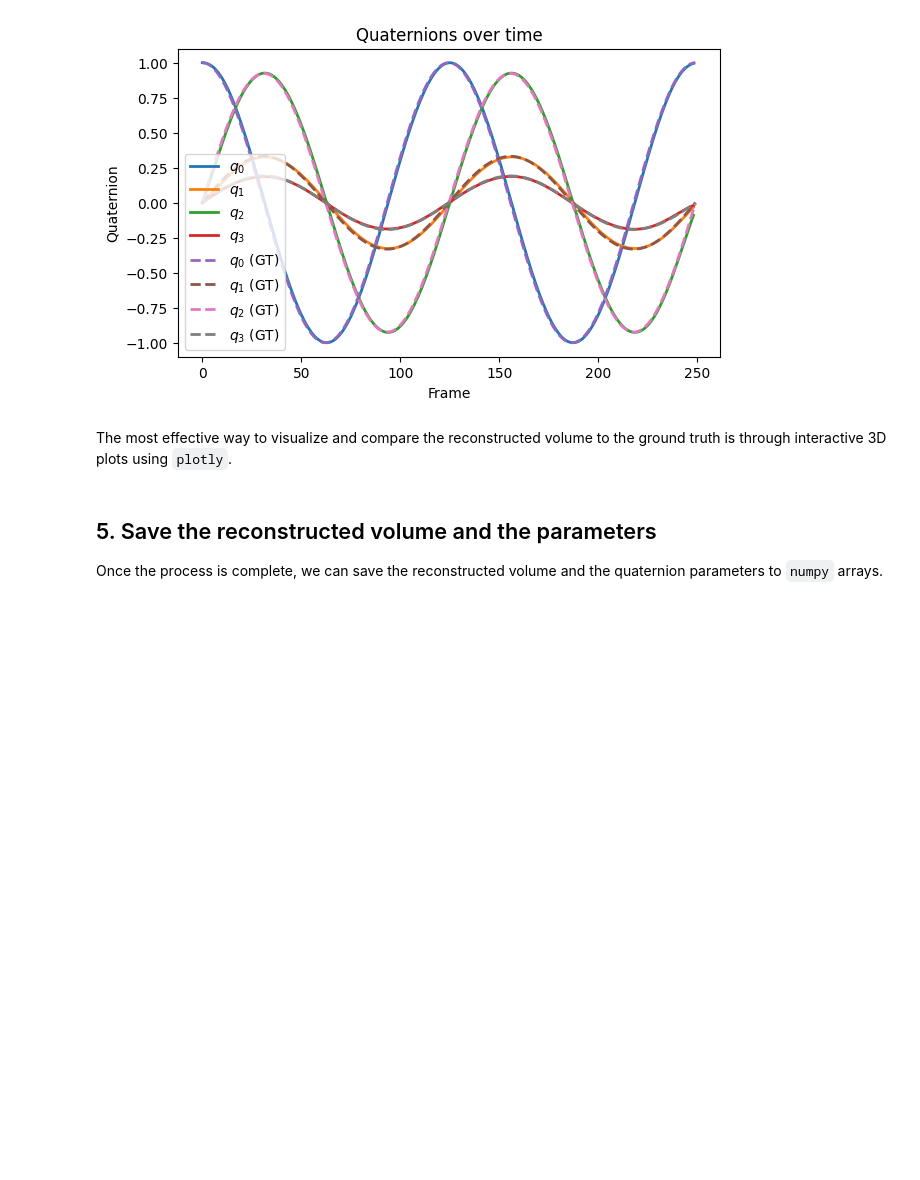
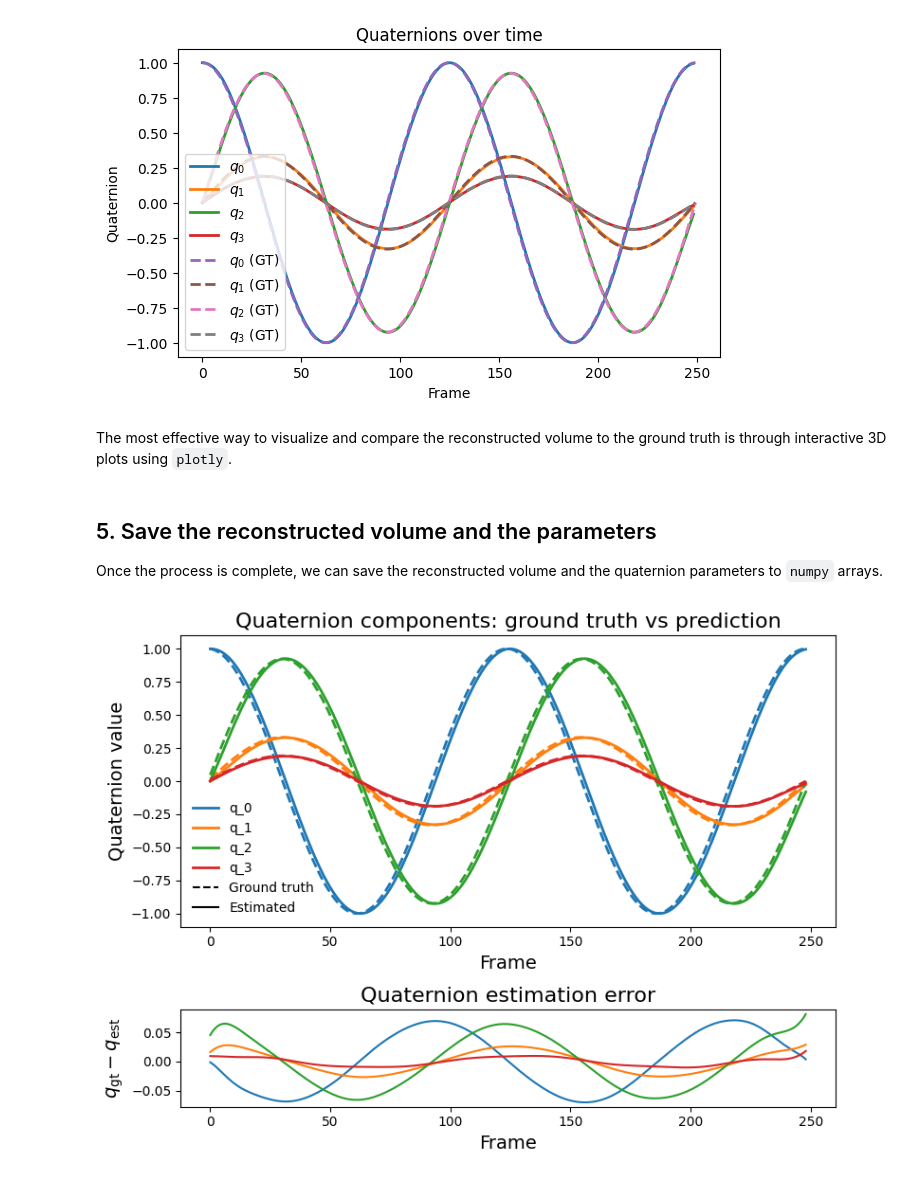
Before and after one commit to SkariZ/TomoDpDt, a Jupyter notebook: Notebooks/1.Brightfield_base_notebook.ipynb, the cells around one changed output. Cells and saved outputs as stored; diff of their text form; code cells hidden in the pictures; blank space fills up the shorter version.

```diff
--- a/Notebooks/1.Brightfield_base_notebook.ipynb
+++ b/Notebooks/1.Brightfield_base_notebook.ipynb
@@ -680,3 +704,58 @@ Once the process is complete, we can save the reconstructed volume and the quate
 # Extract the final quaternion parameters and save them as a NumPy array
 # quaternions_pred = tomographic_model.get_quaternions_final().detach().cpu().numpy()
 # np.save(f"{save_folder}/quaternions.npy", quaternions_pred)
+# %%
+import numpy as np
+import matplotlib.pyplot as plt
+from mpl_toolkits.axes_grid1.inset_locator import inset_axes
+
+# Your real data here
+gt = q_gt[1:].cpu().numpy()
+pred = tomographic_model.get_quaternions_final().detach().cpu().numpy()
+diff = gt - pred
+frames = np.arange(len(gt))
+
+# -------------------------------------------------
+# Shared scaling for GT and Prediction
+# -------------------------------------------------
+vmin = min(gt.min(), pred.min())
+vmax = max(gt.max(), pred.max())
+
+# -------------------------------------------------
+# Create figure: top = components, bottom = error
+# -------------------------------------------------
+fig, axs = plt.subplots(
+    2, 1,
+    figsize=(8, 6),
+    gridspec_kw={"height_ratios": [3, 1]}
+)
+
+# -------------------------------------------------
+# TOP: Quaternion components (GT vs estimated)
+# -------------------------------------------------
+
+for i in range(4):
+    line_gt, = axs[0].plot(frames, gt[:, i], linestyle="dashed", linewidth=2)
+    axs[0].plot(frames, pred[:, i], linewidth=2, color=line_gt.get_color(), label=f'q_{i}')
+
+axs[0].set_xlabel("Frame", fontsize=14)
+axs[0].set_ylabel("Quaternion value", fontsize=14)
+axs[0].set_title("Quaternion components: ground truth vs prediction", fontsize=16)
+
+# Minimal legend: only 2 entries
+axs[0].plot([], [], linestyle="dashed", label="Ground truth", color='black')
+axs[0].plot([], [], label="Estimated", color='black')
+axs[0].legend(frameon=False)
+
+# -------------------------------------------------
+# BOTTOM: Quaternion error over time (L2 in R^4)
+# -------------------------------------------------
+axs[1].plot(frames, diff)
+axs[1].set_xlabel("Frame", fontsize=14)
+axs[1].set_ylabel(r"$q_{\mathrm{gt}} - q_{\mathrm{est}}$", fontsize=14)
+axs[1].set_title("Quaternion estimation error", fontsize=16)
+
+plt.tight_layout()
+plt.savefig("C:\\Users\\Fredrik\\Desktop\\objects_tomoquaternion_comparison.png", dpi=300)
+# %% [output]
+[figure, added]
```
Also changed, not shown: parts of 14 cells of this notebook, 10 other files.
